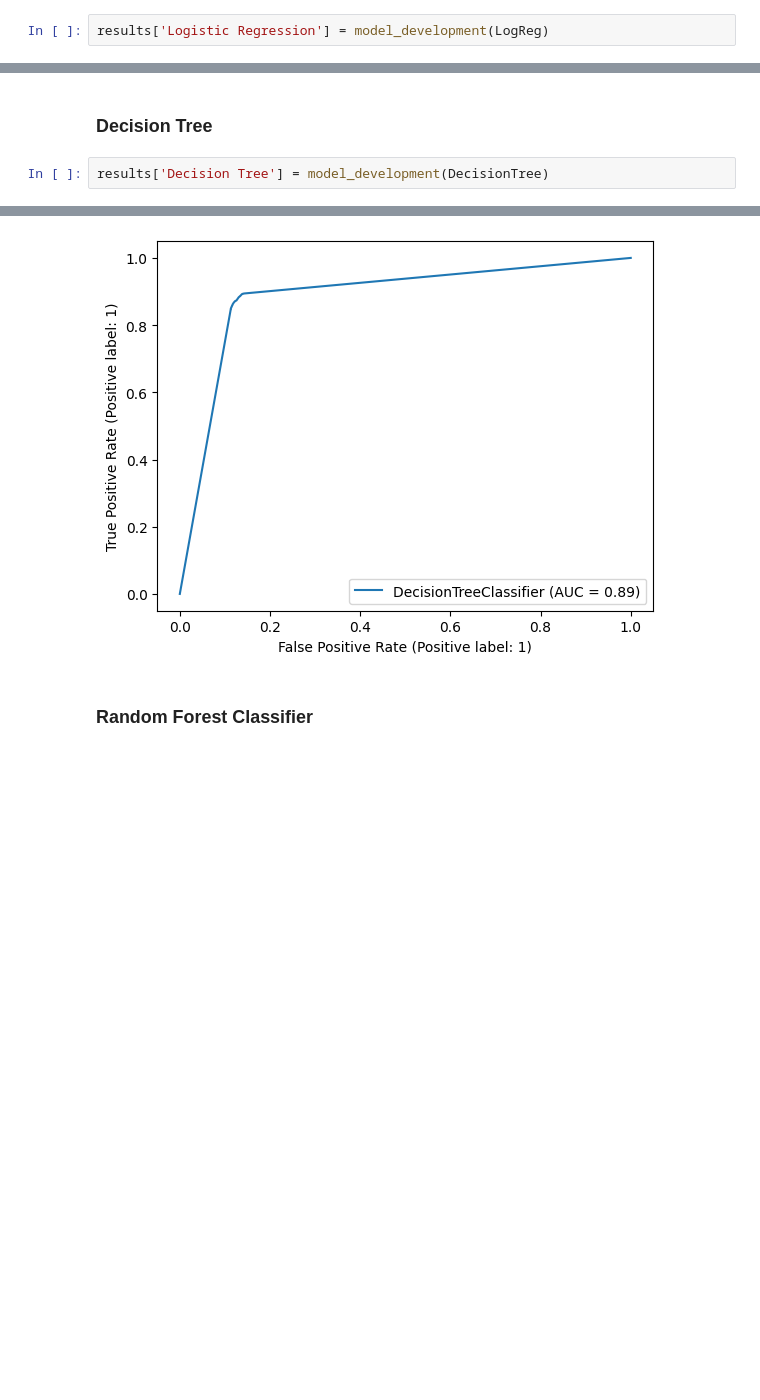
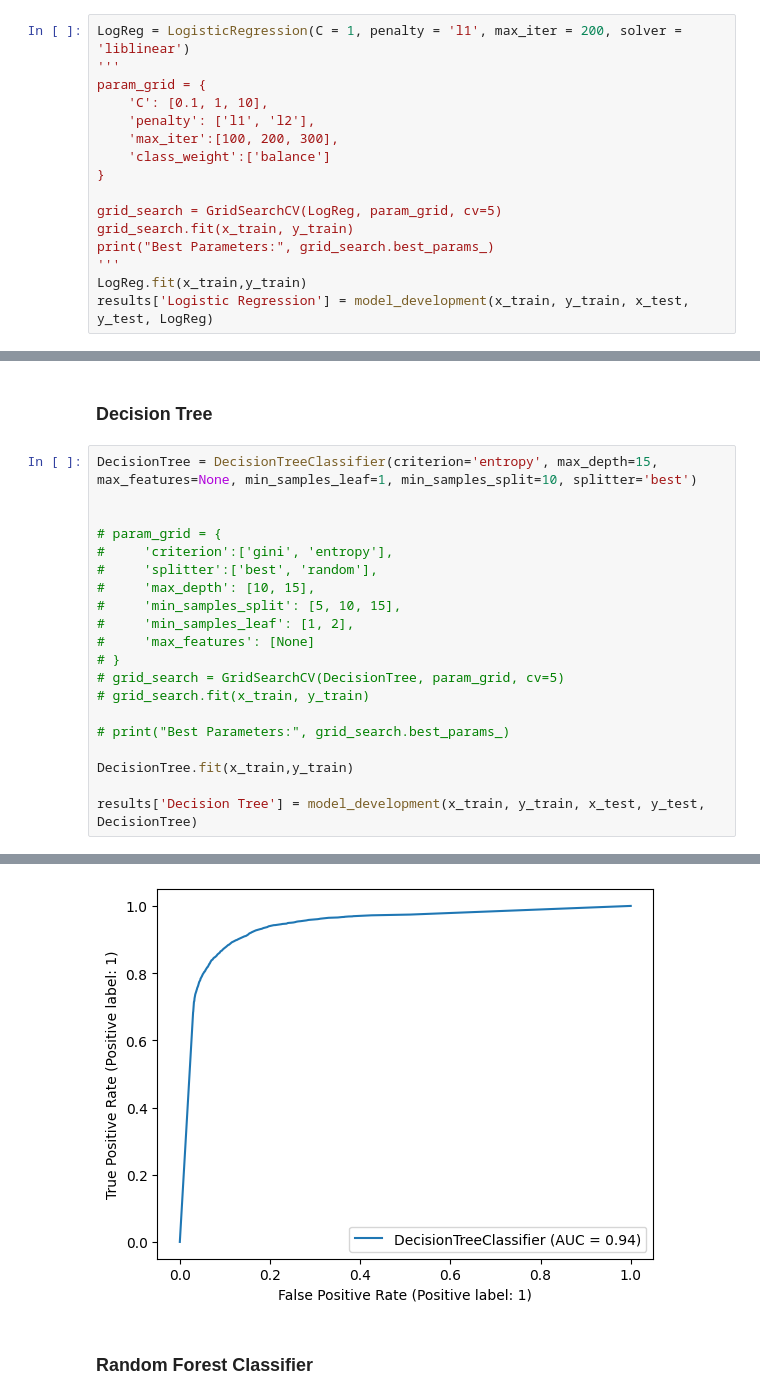
Before and after one commit to DDK1127/work_project, a Jupyter notebook: Phishing_Detection_url.ipynb, the cells around one changed output, grey strips where cells are left out. Drawn from its saved outputs; the diff is of its cells as text; blank space fills up the shorter version.

```diff
--- a/Phishing_Detection_url.ipynb
+++ b/Phishing_Detection_url.ipynb
@@ -204,5 +210,19 @@ results = {}
 # %% [markdown]
 ### Logistic Regression
 # %%
-results['Logistic Regression'] = model_development(LogReg)
+LogReg = LogisticRegression(C = 1, penalty = 'l1', max_iter = 200, solver = 'liblinear')
+'''
+param_grid = {
+    'C': [0.1, 1, 10],
+    'penalty': ['l1', 'l2'],
+    'max_iter':[100, 200, 300],
+    'class_weight':['balance']
+}
+
+grid_search = GridSearchCV(LogReg, param_grid, cv=5)
+grid_search.fit(x_train, y_train)
+print("Best Parameters:", grid_search.best_params_)
+'''
+LogReg.fit(x_train,y_train)
+results['Logistic Regression'] = model_development(x_train, y_train, x_test, y_test, LogReg)
 # %% [output]
@@ -235,5 +255,23 @@ AUC score from estimators = 0.8862398858938119
 # %% [markdown]
 ### Decision Tree
 # %%
-results['Decision Tree'] = model_development(DecisionTree)
+DecisionTree = DecisionTreeClassifier(criterion='entropy', max_depth=15, max_features=None, min_samples_leaf=1, min_samples_split=10, splitter='best')
+
+
+# param_grid = {
+#     'criterion':['gini', 'entropy'],
+#     'splitter':['best', 'random'],
+#     'max_depth': [10, 15],
+#     'min_samples_split': [5, 10, 15],
+#     'min_samples_leaf': [1, 2],
+#     'max_features': [None]
+# }
+# grid_search = GridSearchCV(DecisionTree, param_grid, cv=5)
+# grid_search.fit(x_train, y_train)
+
+# print("Best Parameters:", grid_search.best_params_)
+
+DecisionTree.fit(x_train,y_train)
+
+results['Decision Tree'] = model_development(x_train, y_train, x_test, y_test, DecisionTree)
 # %% [output]
@@ -265,4 +303,4 @@ AUC score from estimators = 0.885878899079354
-[figure, old version]
+[figure, new version]
 # %% [markdown]
 ### Random Forest Classifier
 # %%
```
Also changed, not shown: parts of 17 cells of this notebook, 21 other files.
